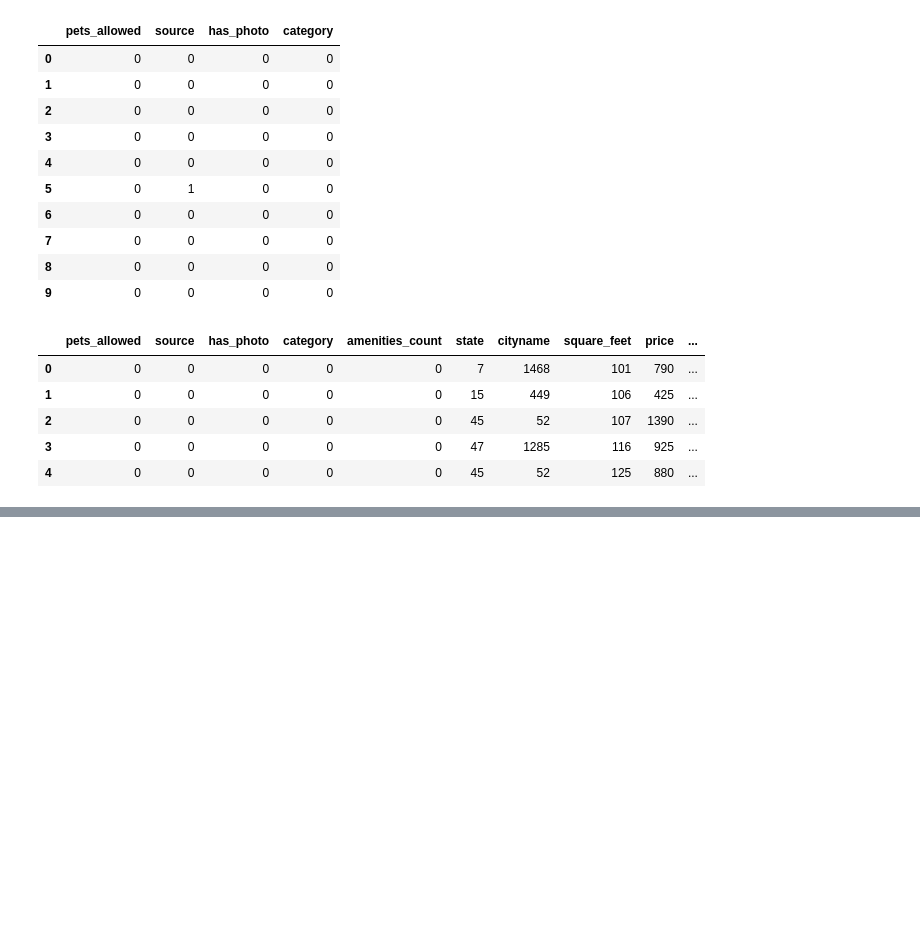
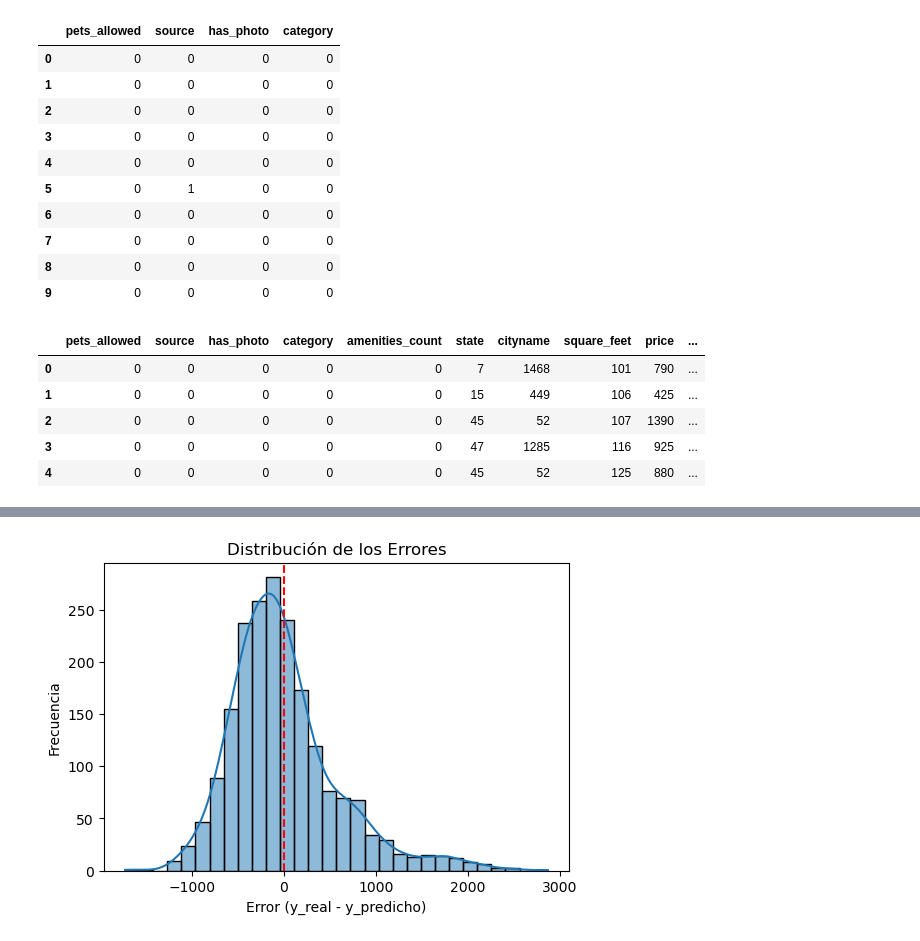
Before and after one commit to ssgonzalezc1/proyecto_aptos, a Jupyter notebook: Ingenieria de datos/Modelo_regresion_lineal.ipynb, the cells around one changed output, grey strips where cells are left out. Cells and saved outputs as stored; diff of their text form; code cells hidden in the pictures; blank space fills up the shorter version.

```diff
--- a/Ingenieria de datos/Modelo_regresion_lineal.ipynb
+++ b/Ingenieria de datos/Modelo_regresion_lineal.ipynb
@@ -182,0 +235,12 @@ from sklearn.metrics import r2_score, mean_squared_error
+# %%
+errores1 = y_test - y_pred_test1
+
+plt.figure(figsize=(6,4))
+sns.histplot(errores1, bins=30, kde=True)
+plt.axvline(0, color='red', linestyle='dashed')
+plt.xlabel("Error (y_real - y_predicho)")
+plt.ylabel("Frecuencia")
+plt.title("Distribución de los Errores")
+plt.show()
+# %% [output]
+[figure, added]
```
Also changed, not shown: parts of 40 cells of this notebook.
